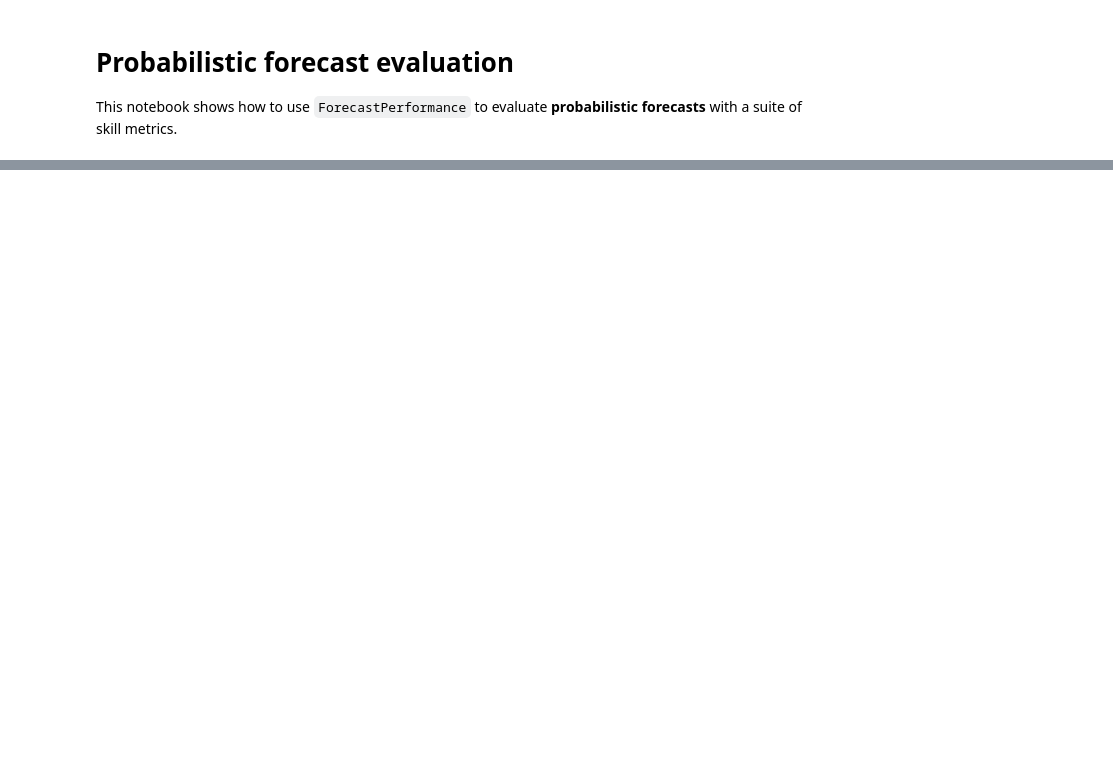
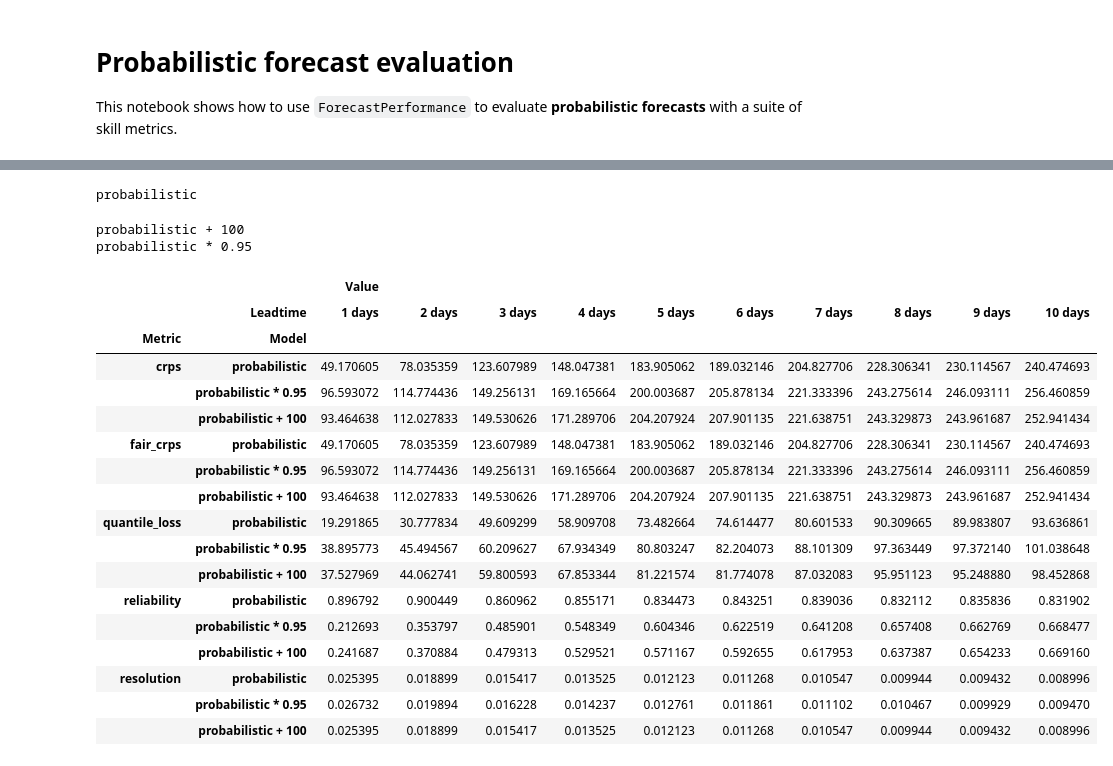
Before and after one commit to FORESIGHT-ULisboa/forecast_performance, a Jupyter notebook: notebooks/02_probabilistic.ipynb, the cells around one changed output, grey strips where cells are left out. Saved outputs shown, nothing was run; the diff lists cells and outputs as text; code cells hidden in the pictures; blank space fills up the shorter version.

```diff
--- a/notebooks/02_probabilistic.ipynb
+++ b/notebooks/02_probabilistic.ipynb
@@ -37,25 +99,40 @@ display(df.iloc[:, ::6])
 # %%
 results = Results('Model', 'Metric', 'Leadtime')
 
-fp = ForecastPerformance(obs)
-fp.add_by_production_date(prob_parquet.droplevel('event_datetime').unstack(['leadtime', 'non_exceedance']), name='prob')
+metrics = ['crps', 'fair_crps', 'quantile_loss', 'reliability', 'resolution']
+fp.add(prob + 100, name='probabilistic + 100')
+fp.add(prob * 0.95, name='probabilistic * 0.95')
 
-for model in fp.names():
+for model in [n for n in fp.names() if n.startswith('probabilistic')]:
     print(f'{model}')
-    for metric in [fp.reliability, fp.resolution_relative, fp.resolution]:
-        for leadtime in prob_parquet.index.get_level_values('leadtime').unique():
-            results.append(Model=model, Metric=metric.__name__, Leadtime=leadtime,
-                        Value=metric(model, leadtimes=[leadtime]),
-                        )
-
-for model in fp.names():
-    print(f'{model}')
-    for metric in [fp.CRPS, fp.fairCRPS]:
-        for leadtime in prob_parquet.index.get_level_values('leadtime').unique():
-            results.append(Model=model, Metric=metric.__name__, Leadtime=leadtime,
-                        Value=metric(model, leadtime=leadtime),
+    for metric in metrics:
+        for leadtime in prob.index.get_level_values('leadtime').unique():
+            results.append(Model=model, Metric=metric, Leadtime=leadtime,
+                        Value=fp.probabilistic(metric, model, leadtime=leadtime),
                         )
 
 df = results.to_pandas(index=['Metric', 'Model'], columns=['Leadtime'])
-display(df.iloc[:, ::6])
+display(df)
+# %% [output]
+probabilistic
+probabilistic + 100
+probabilistic * 0.95
+|  |  | Value |  |  |  |  |  |  |  |  |  |
+|  | Leadtime | 1 days | 2 days | 3 days | 4 days | 5 days | 6 days | 7 days | 8 days | 9 days | 10 days |
+| Metric | Model |  |  |  |  |  |  |  |  |  |  |
+| crps | probabilistic | 49.170605 | 78.035359 | 123.607989 | 148.047381 | 183.905062 | 189.032146 | 204.827706 | 228.306341 | 230.114567 | 240.474693 |
+|  | probabilistic * 0.95 | 96.593072 | 114.774436 | 149.256131 | 169.165664 | 200.003687 | 205.878134 | 221.333396 | 243.275614 | 246.093111 | 256.460859 |
+|  | probabilistic + 100 | 93.464638 | 112.027833 | 149.530626 | 171.289706 | 204.207924 | 207.901135 | 221.638751 | 243.329873 | 243.961687 | 252.941434 |
+| fair_crps | probabilistic | 49.170605 | 78.035359 | 123.607989 | 148.047381 | 183.905062 | 189.032146 | 204.827706 | 228.306341 | 230.114567 | 240.474693 |
+|  | probabilistic * 0.95 | 96.593072 | 114.774436 | 149.256131 | 169.165664 | 200.003687 | 205.878134 | 221.333396 | 243.275614 | 246.093111 | 256.460859 |
+|  | probabilistic + 100 | 93.464638 | 112.027833 | 149.530626 | 171.289706 | 204.207924 | 207.901135 | 221.638751 | 243.329873 | 243.961687 | 252.941434 |
+| quantile_loss | probabilistic | 19.291865 | 30.777834 | 49.609299 | 58.909708 | 73.482664 | 74.614477 | 80.601533 | 90.309665 | 89.983807 | 93.636861 |
+|  | probabilistic * 0.95 | 38.895773 | 45.494567 | 60.209627 | 67.934349 | 80.803247 | 82.204073 | 88.101309 | 97.363449 | 97.372140 | 101.038648 |
+|  | probabilistic + 100 | 37.527969 | 44.062741 | 59.800593 | 67.853344 | 81.221574 | 81.774078 | 87.032083 | 95.951123 | 95.248880 | 98.452868 |
+| reliability | probabilistic | 0.896792 | 0.900449 | 0.860962 | 0.855171 | 0.834473 | 0.843251 | 0.839036 | 0.832112 | 0.835836 | 0.831902 |
+|  | probabilistic * 0.95 | 0.212693 | 0.353797 | 0.485901 | 0.548349 | 0.604346 | 0.622519 | 0.641208 | 0.657408 | 0.662769 | 0.668477 |
+|  | probabilistic + 100 | 0.241687 | 0.370884 | 0.479313 | 0.529521 | 0.571167 | 0.592655 | 0.617953 | 0.637387 | 0.654233 | 0.669160 |
+| resolution | probabilistic | 0.025395 | 0.018899 | 0.015417 | 0.013525 | 0.012123 | 0.011268 | 0.010547 | 0.009944 | 0.009432 | 0.008996 |
+|  | probabilistic * 0.95 | 0.026732 | 0.019894 | 0.016228 | 0.014237 | 0.012761 | 0.011861 | 0.011102 | 0.010467 | 0.009929 | 0.009470 |
+|  | probabilistic + 100 | 0.025395 | 0.018899 | 0.015417 | 0.013525 | 0.012123 | 0.011268 | 0.010547 | 0.009944 | 0.009432 | 0.008996 |
 # %%
```
Also changed, not shown: parts of 4 cells of this notebook, 7 other files.
